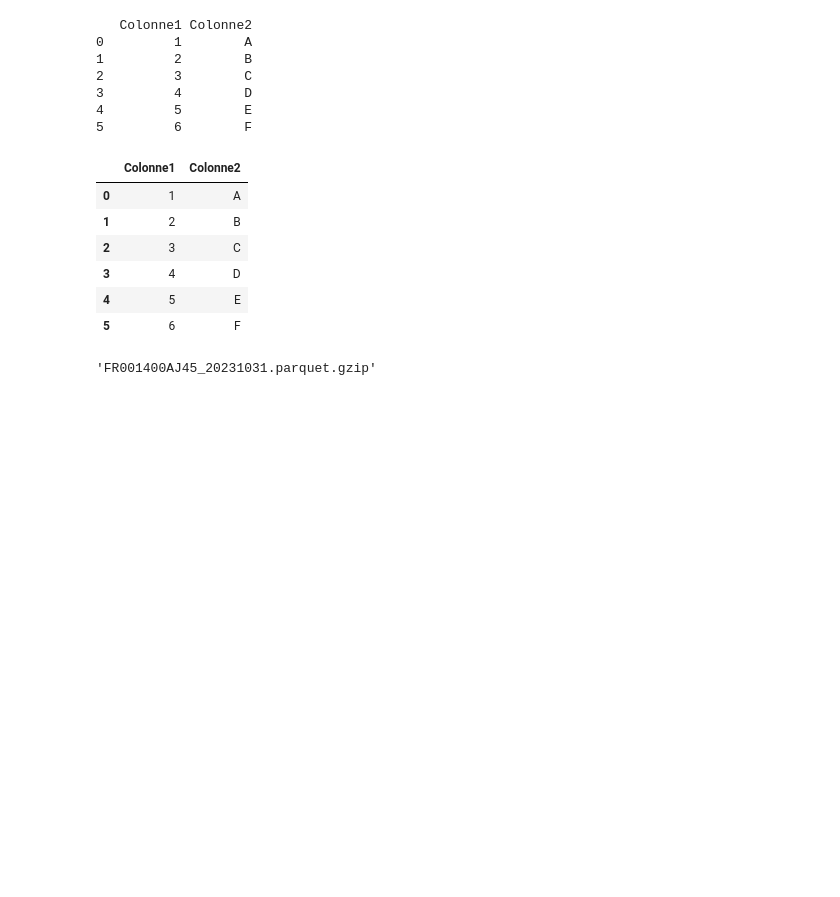
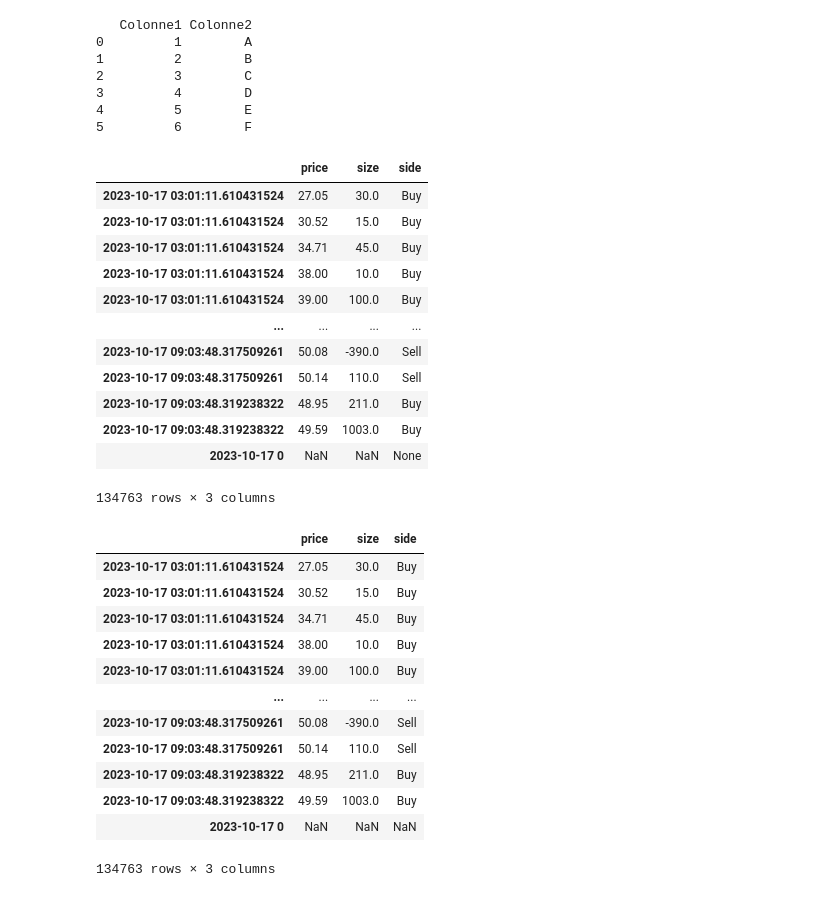
Before and after one commit to ldody/deep-learning-liquidity-zones, a Jupyter notebook: notebooks/Untitled.ipynb, the cells around one changed output. Cells and saved outputs as stored; diff of their text form; code cells hidden in the pictures; blank space fills up the shorter version.

```diff
--- a/notebooks/Untitled.ipynb
+++ b/notebooks/Untitled.ipynb
@@ -144,16 +142,31 @@ df = pd.read_parquet('mon_fichier_compressé.parquet')
-# %%
-display(df)
-# %% [output]
-|  | Colonne1 | Colonne2 |
-| 0 | 1 | A |
-| 1 | 2 | B |
-| 2 | 3 | C |
-| 3 | 4 | D |
-| 4 | 5 | E |
-| 5 | 6 | F |
-# %%
-f = 'FR001400AJ45_20231031.csv.zip'
-fn = f.split('.')[0] + '.parquet.gzip'
-display(fn)
-# %% [output]
-'FR001400AJ45_20231031.parquet.gzip'
+# %%
+df = pd.read_parquet(os.path.join(proc_path, 'FR0014000MR3_20231017_tmp.parquet.gzip'))
+display(df)
+display(pd.read_csv(os.path.join(proc_path, 'FR0014000MR3_20231017_tmp.csv'), index_col=0))
+# %% [output]
+|  | price | size | side |
+| 2023-10-17 03:01:11.610431524 | 27.05 | 30.0 | Buy |
+| 2023-10-17 03:01:11.610431524 | 30.52 | 15.0 | Buy |
+| 2023-10-17 03:01:11.610431524 | 34.71 | 45.0 | Buy |
+| 2023-10-17 03:01:11.610431524 | 38.00 | 10.0 | Buy |
+| 2023-10-17 03:01:11.610431524 | 39.00 | 100.0 | Buy |
+| ... | ... | ... | ... |
+| 2023-10-17 09:03:48.317509261 | 50.08 | -390.0 | Sell |
+| 2023-10-17 09:03:48.317509261 | 50.14 | 110.0 | Sell |
+| 2023-10-17 09:03:48.319238322 | 48.95 | 211.0 | Buy |
+| 2023-10-17 09:03:48.319238322 | 49.59 | 1003.0 | Buy |
+| 2023-10-17 0 | NaN | NaN | None |
+134763 rows × 3 columns
+|  | price | size | side |
+| 2023-10-17 03:01:11.610431524 | 27.05 | 30.0 | Buy |
+| 2023-10-17 03:01:11.610431524 | 30.52 | 15.0 | Buy |
+| 2023-10-17 03:01:11.610431524 | 34.71 | 45.0 | Buy |
+| 2023-10-17 03:01:11.610431524 | 38.00 | 10.0 | Buy |
+| 2023-10-17 03:01:11.610431524 | 39.00 | 100.0 | Buy |
+| ... | ... | ... | ... |
+| 2023-10-17 09:03:48.317509261 | 50.08 | -390.0 | Sell |
+| 2023-10-17 09:03:48.317509261 | 50.14 | 110.0 | Sell |
+| 2023-10-17 09:03:48.319238322 | 48.95 | 211.0 | Buy |
+| 2023-10-17 09:03:48.319238322 | 49.59 | 1003.0 | Buy |
+| 2023-10-17 0 | NaN | NaN | NaN |
+134763 rows × 3 columns
```
Also changed, not shown: parts of 2 cells of this notebook.
